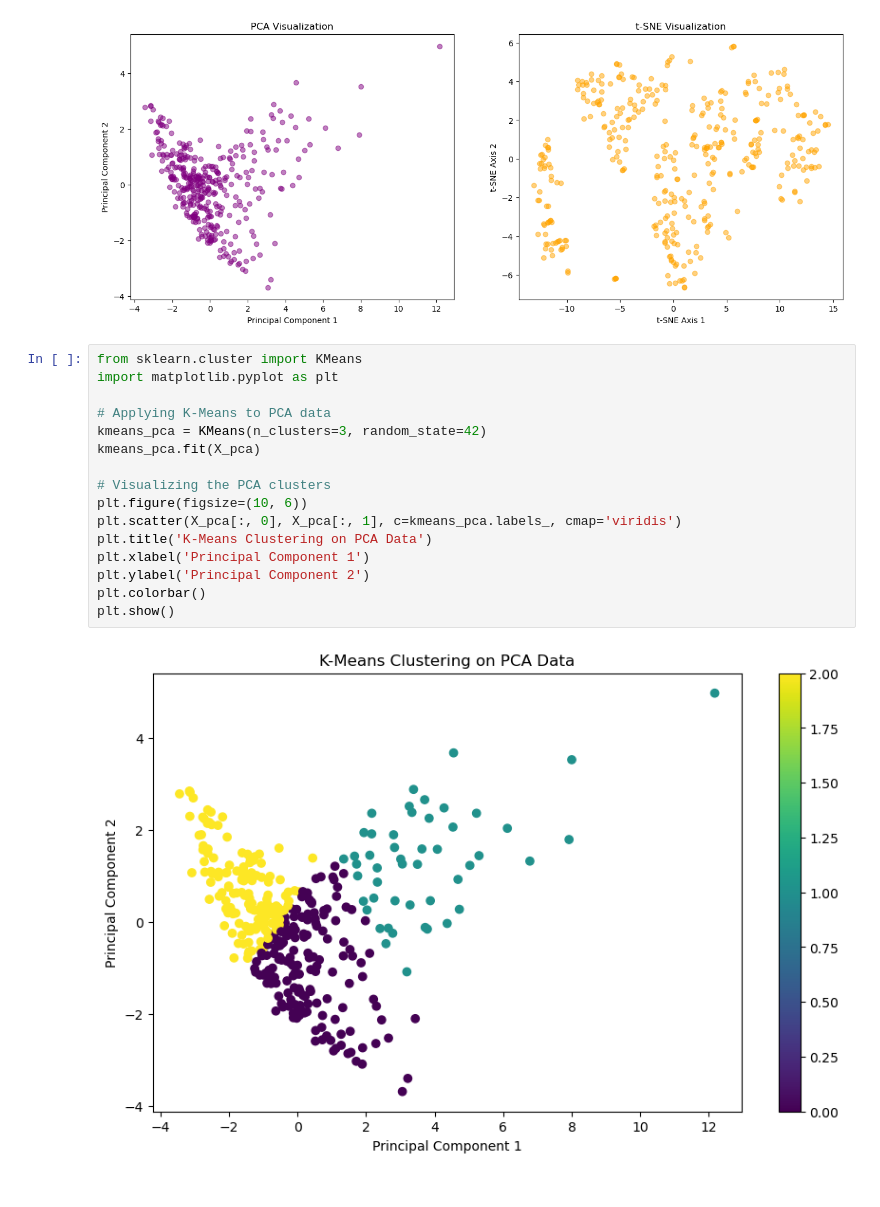
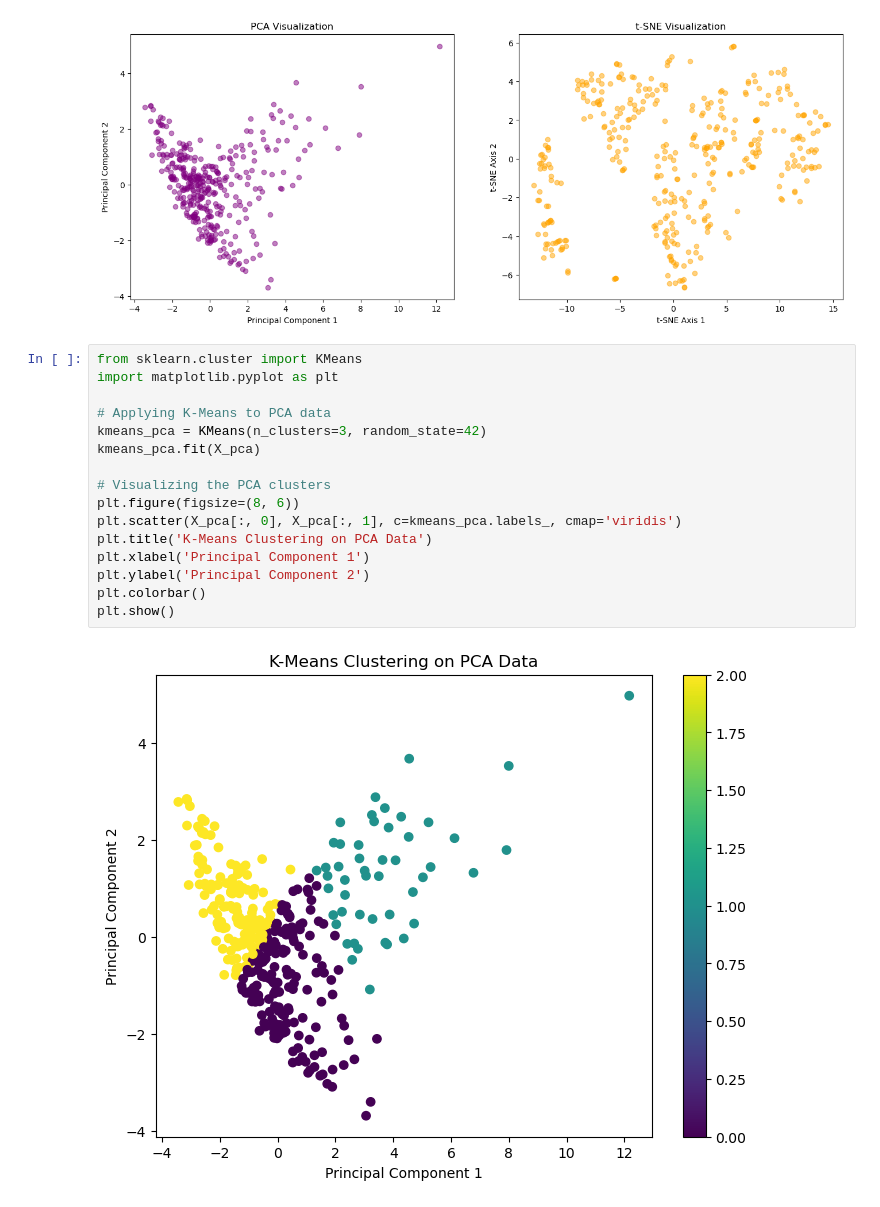
Before and after one commit to Jaycallyz/DSAN-5000-Project, a Jupyter notebook: technical-details/unsupervised-learning/main.ipynb, the cells around one changed output. Cells and saved outputs as stored; diff of their text form.

```diff
--- a/technical-details/unsupervised-learning/main.ipynb
+++ b/technical-details/unsupervised-learning/main.ipynb
@@ -105,18 +105,18 @@ Total Variance Explained by 2 PCs: 0.5148159010329216
 # %%
 from sklearn.cluster import KMeans
 import matplotlib.pyplot as plt
 
 # Applying K-Means to PCA data
 kmeans_pca = KMeans(n_clusters=3, random_state=42)
 kmeans_pca.fit(X_pca)
 
 # Visualizing the PCA clusters
-plt.figure(figsize=(10, 6))
+plt.figure(figsize=(8, 6))
 plt.scatter(X_pca[:, 0], X_pca[:, 1], c=kmeans_pca.labels_, cmap='viridis')
 plt.title('K-Means Clustering on PCA Data')
 plt.xlabel('Principal Component 1')
 plt.ylabel('Principal Component 2')
 plt.colorbar()
 plt.show()
 # %% [output]
-[figure, old version]
+[figure, new version]
```
Also changed, not shown: parts of 6 cells of this notebook, 1 other file.
